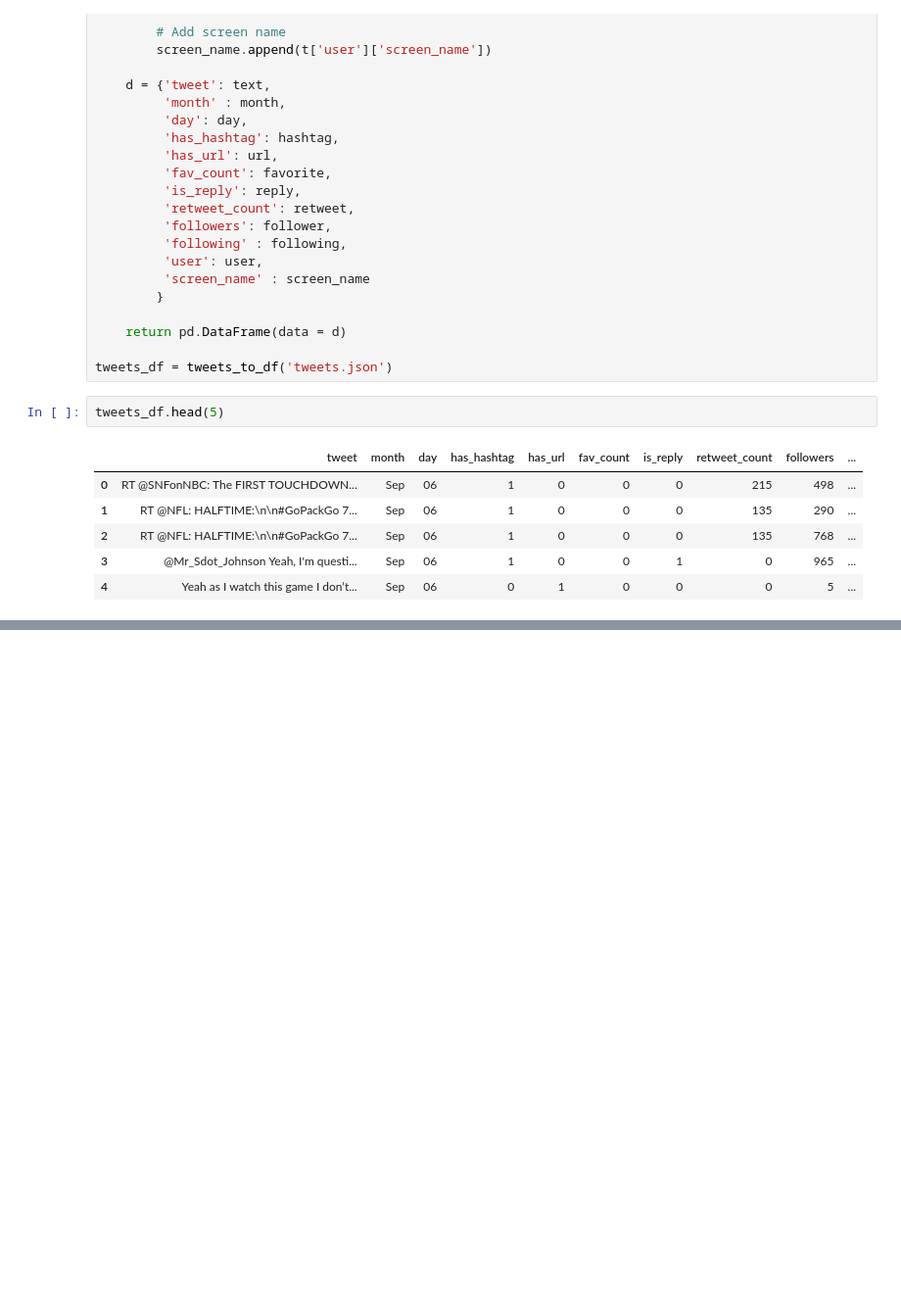
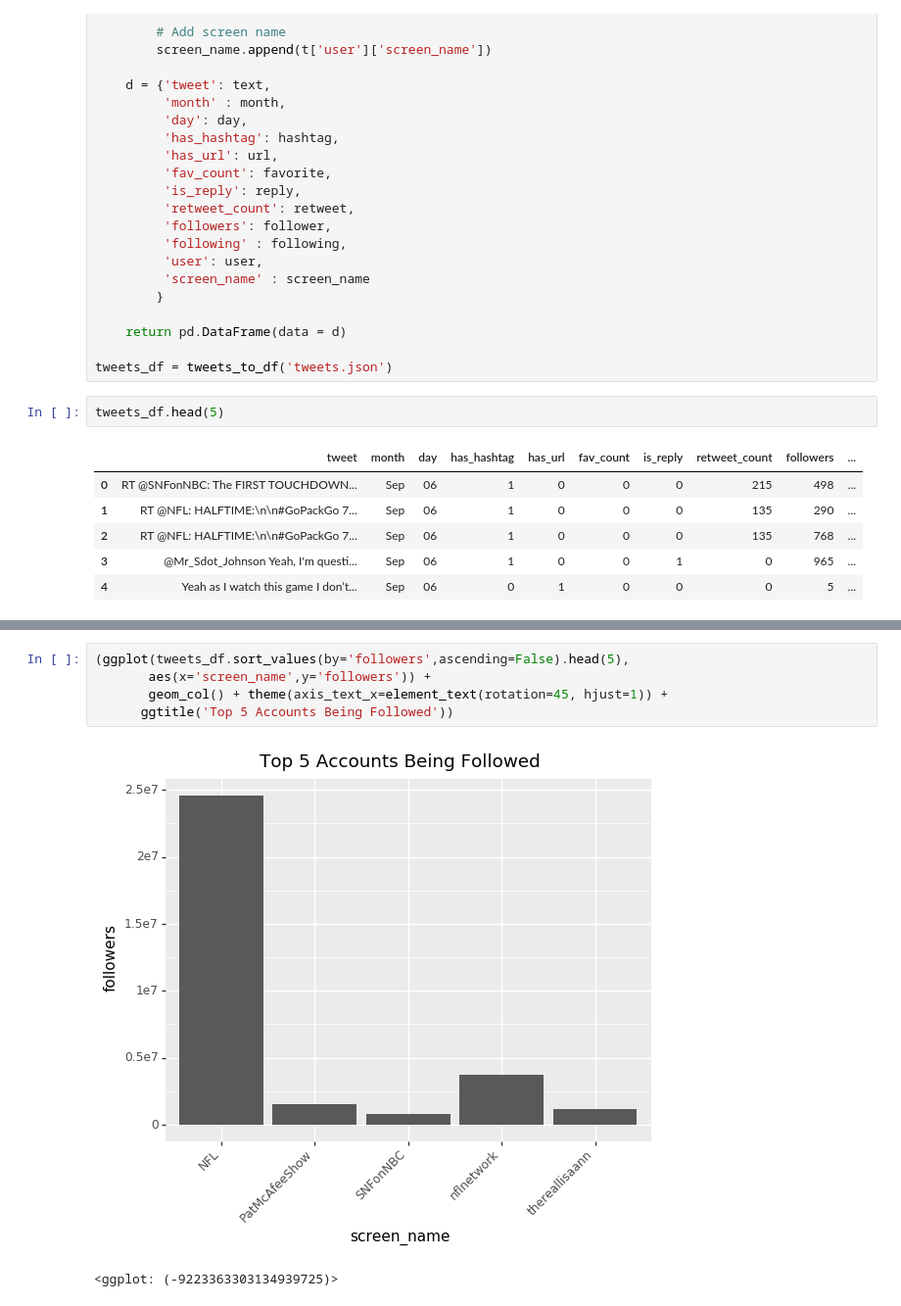
Before and after one commit to PierreCasco/twitter_and_football, a Jupyter notebook: Twitter_and_Football.ipynb, the cells around one changed output, grey strips where cells are left out. Shown at 98% size. Saved outputs shown, nothing was run; the diff lists cells and outputs as text; blank space fills up the shorter version.

```diff
--- a/Twitter_and_Football.ipynb
+++ b/Twitter_and_Football.ipynb
@@ -195,0 +175,8 @@ tweets_df[tweets_df['retweet_count'] > 400]
+# %%
+(ggplot(tweets_df.sort_values(by='followers',ascending=False).head(5),
+       aes(x='screen_name',y='followers')) +
+       geom_col() + theme(axis_text_x=element_text(rotation=45, hjust=1)) +
+      ggtitle('Top 5 Accounts Being Followed'))
+# %% [output]
+[figure, added]
+<ggplot: (-9223363303134939725)>
```
Also changed, not shown: parts of 2 cells of this notebook.
